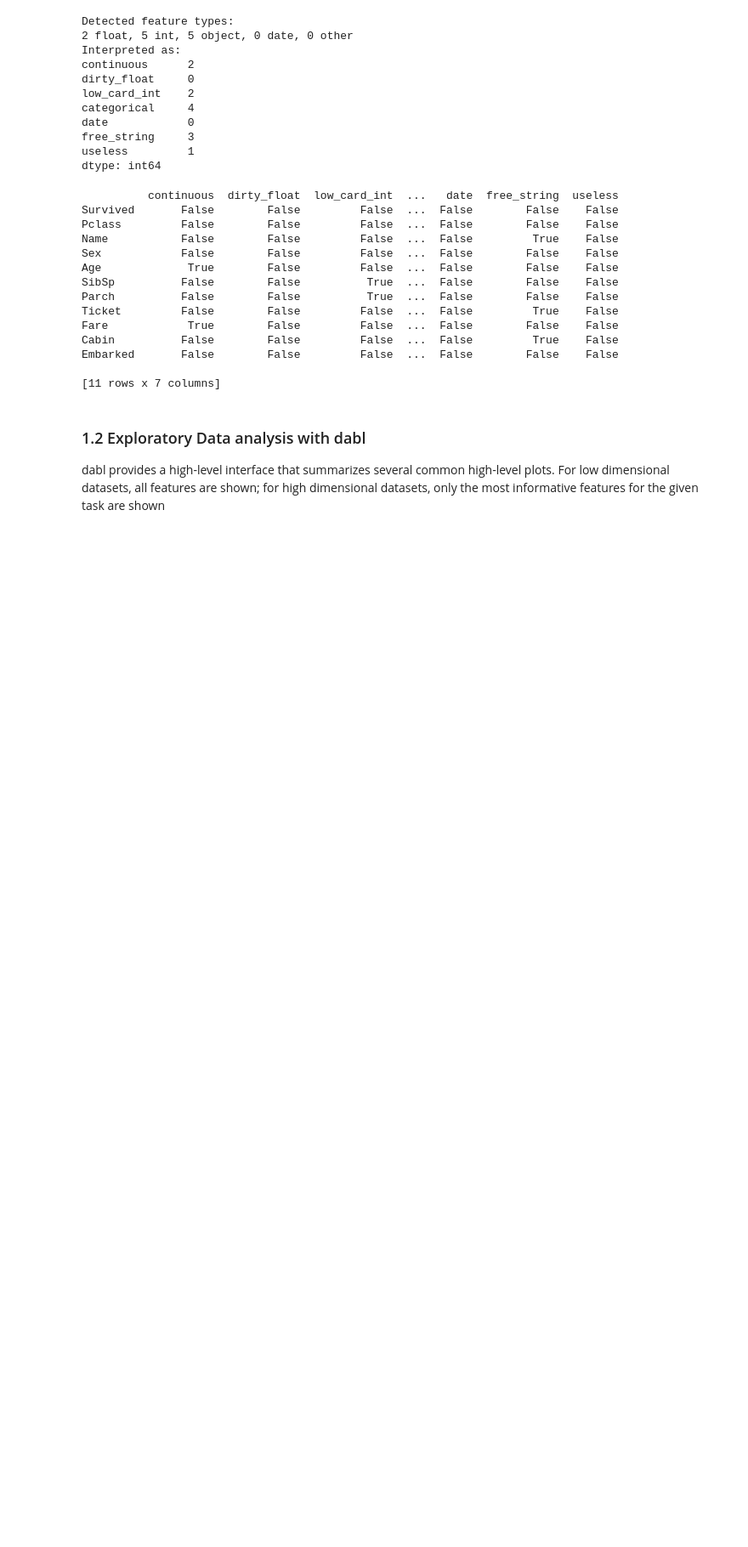
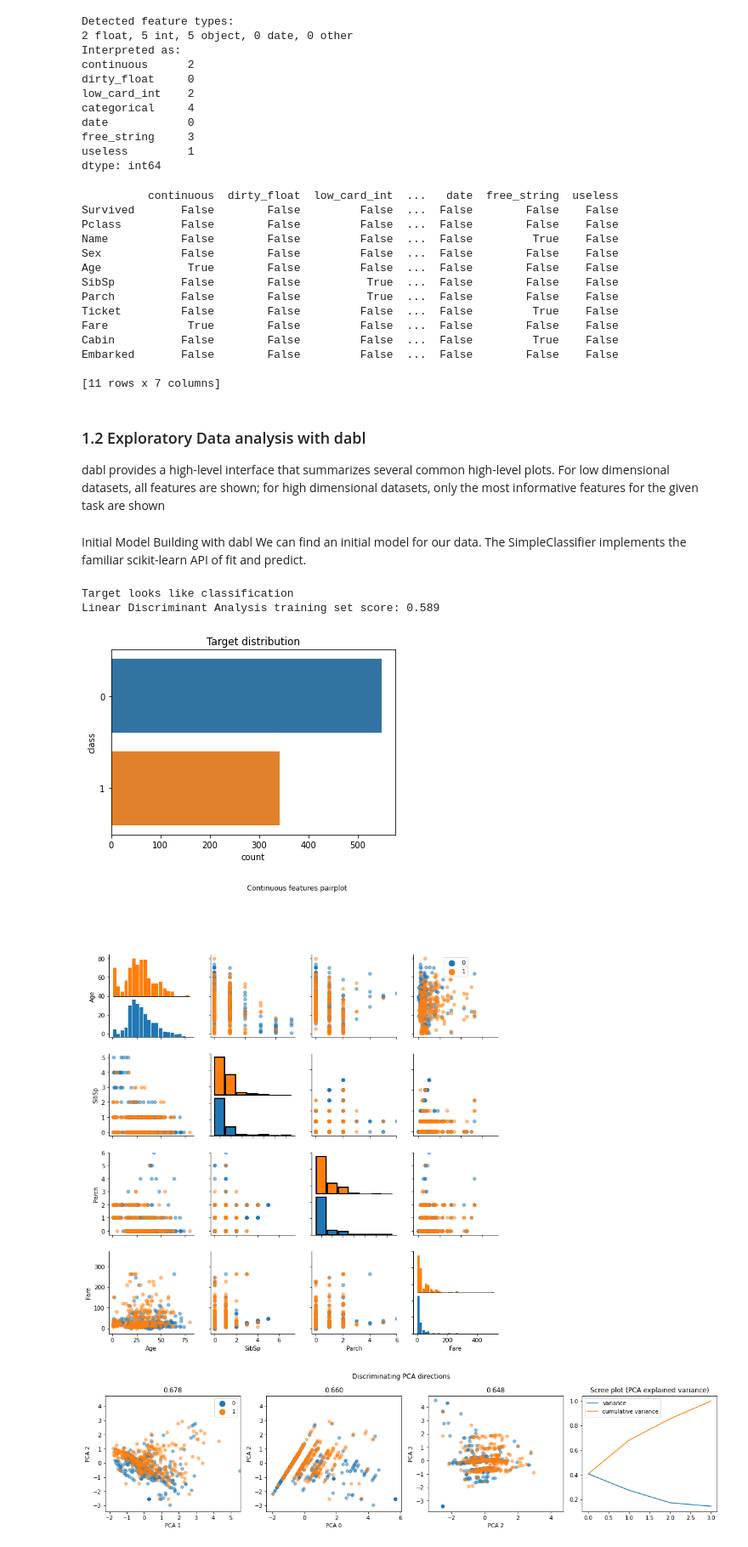
Before and after one commit to bramhe/Useful-Python-libraries-for-Data-Science, a Jupyter notebook: Useful_Python_libraries_for_Data_Science.ipynb, the cells around one changed output. Shown at 85% size. Saved outputs shown, nothing was run; the diff lists cells and outputs as text; code cells hidden in the pictures; blank space fills up the shorter version.

```diff
--- a/Useful_Python_libraries_for_Data_Science.ipynb
+++ b/Useful_Python_libraries_for_Data_Science.ipynb
@@ -70,7 +64,7 @@ Successfully installed dabl-0.1.8
 
 As part of the preprocessing, dabl will attempt to identify missing values, feature types and erroneous data. if the detection of semantic types (continuous, categorical, ordinal, text, etc) fails, the user can provide type_hints. Let's demo the library with the help of the titanic dataset.
 # %%
-titanic_df = pd.read_csv('/content/gdrive/My Drive/Colab Notebooks/Data/train.csv')
+titanic_df = pd.read_csv('/content/gdrive/My Drive/Colab Notebooks/Data/titanic/train.csv')
 # %%
 # A first look at data
 titanic_df.shape
@@ -121,3 +115,13 @@ Embarked       False        False         False  ...  False        False    Fals
 ### 1.2 Exploratory Data analysis with dabl
 
 dabl provides a high-level interface that summarizes several common high-level plots. For low dimensional datasets, all features are shown; for high dimensional datasets, only the most informative features for the given task are shown
+# %% [markdown]
+Initial Model Building with dabl We can find an initial model for our data. The SimpleClassifier implements the familiar scikit-learn API of fit and predict.
+# %%
+dabl.plot(titanic_df, target_col="Survived")
+# %% [output]
+Target looks like classification
+Linear Discriminant Analysis training set score: 0.589
+[figure, added]
+[figure, added]
+[figure, added]
```
Also changed, not shown: parts of 82 cells of this notebook.
